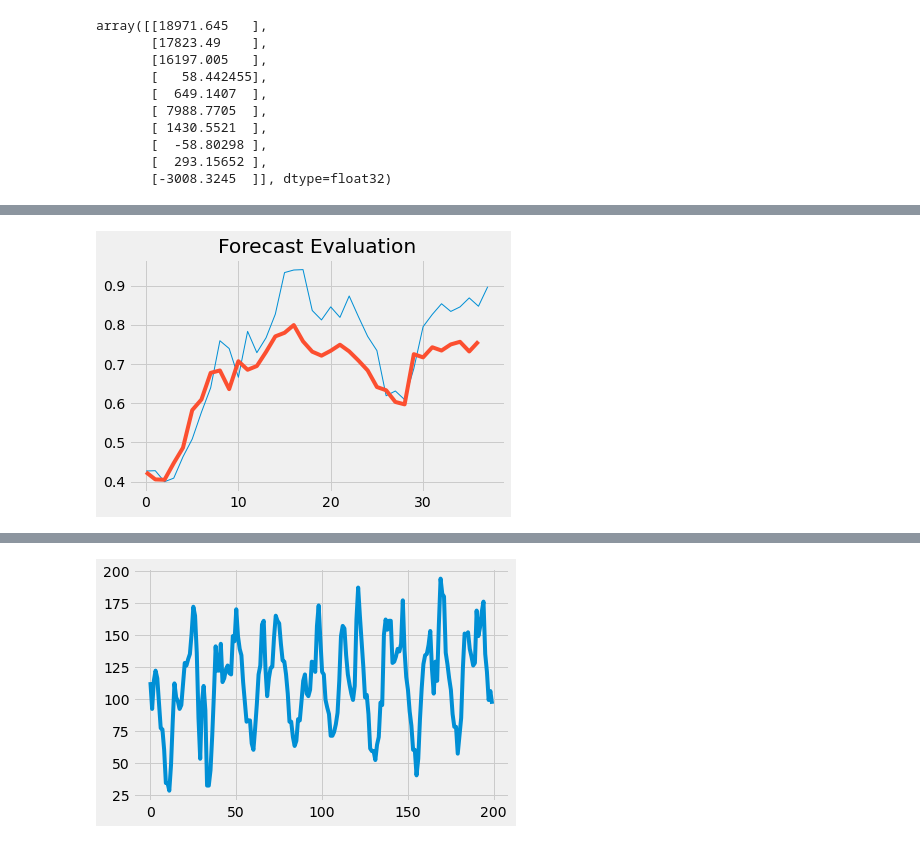
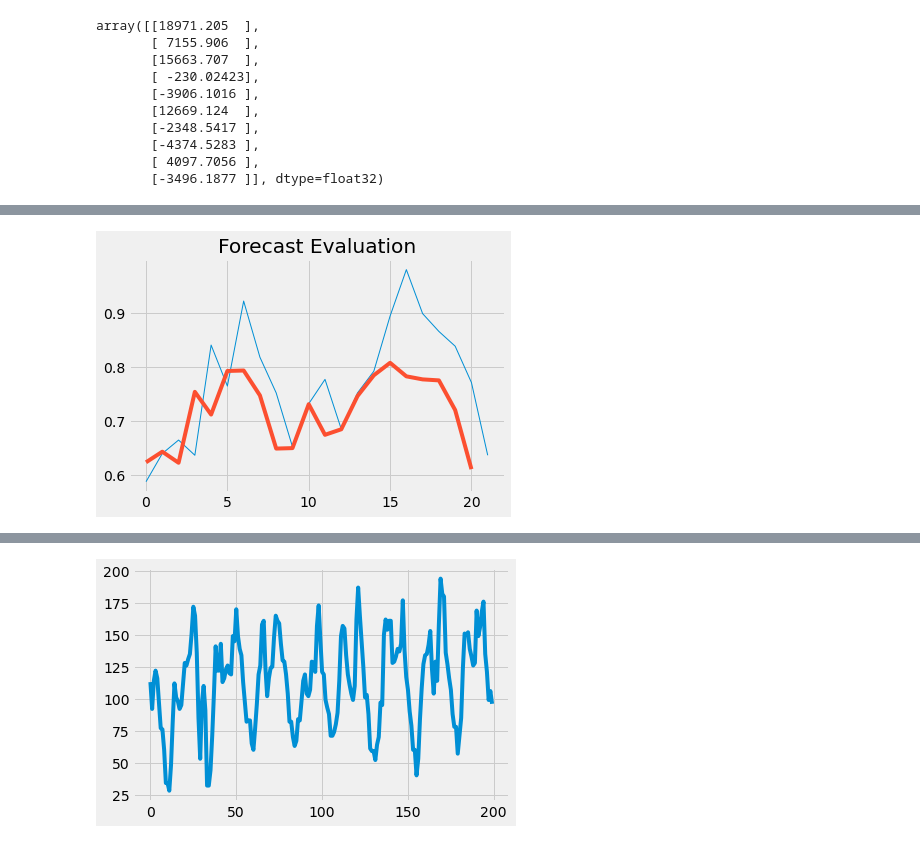
Before and after one commit to dsgiitr/ForecastPro, a Jupyter notebook: testing.ipynb, the cells around one changed output, grey strips where cells are left out. Drawn from its saved outputs; the diff is of its cells as text; code cells hidden in the pictures.

Commit message:
modified training batch rnn

```diff
--- a/testing.ipynb
+++ b/testing.ipynb
@@ -77,7 +75,7 @@ def generate_rnn_report(forecast_steps,
     last_batch=series[len(series)-time_steps:]
     forecast=[]
     for step in range(forecast_steps):
-        pred=model.predict(np.array(last_batch).reshape(1,10,1))
+        pred=model.predict(np.array(last_batch).reshape(1,time_steps,1))
         forecast.append(pred)
         last_batch=np.append(last_batch[1:],pred)
     forecast=np.array(forecast).flatten()
@@ -136,19 +140,19 @@ Epoch 400/400
 # %%
 final_forecast
 # %% [output]
-array([[18971.645   ],
-       [17823.49    ],
-       [16197.005   ],
-       [   58.442455],
-       [  649.1407  ],
-       [ 7988.7705  ],
-       [ 1430.5521  ],
-       [  -58.80298 ],
-       [  293.15652 ],
-       [-3008.3245  ]], dtype=float32)
+array([[18971.205  ],
+       [ 7155.906  ],
+       [15663.707  ],
+       [ -230.02423],
+       [-3906.1016 ],
+       [12669.124  ],
+       [-2348.5417 ],
+       [-4374.5283 ],
+       [ 4097.7056 ],
+       [-3496.1877 ]], dtype=float32)
 # %%
 df=pd.read_csv('data/portfolio_data.csv')
-series=np.array(df['NFLX'])
-past_test_val,past_preds,final_forecast=generate_rnn_report(forecast_steps=10,series=series, epochs=400, hidden_layers=100, batch_size=10, loss_curve=False)
+series=np.array(df['NFLX'].iloc[:700])
+past_test_val,past_preds,final_forecast=generate_rnn_report(forecast_steps=10,series=series, epochs=400, hidden_layers=50, batch_size=15, loss_curve=False, time_steps=8)
 # %% [output]
 Epoch 1/400
@@ -171 +175 @@ Epoch 400/400
-[figure, old version]
+[figure, new version]
```
Also changed, not shown: parts of 6 cells of this notebook, 7 other files.
